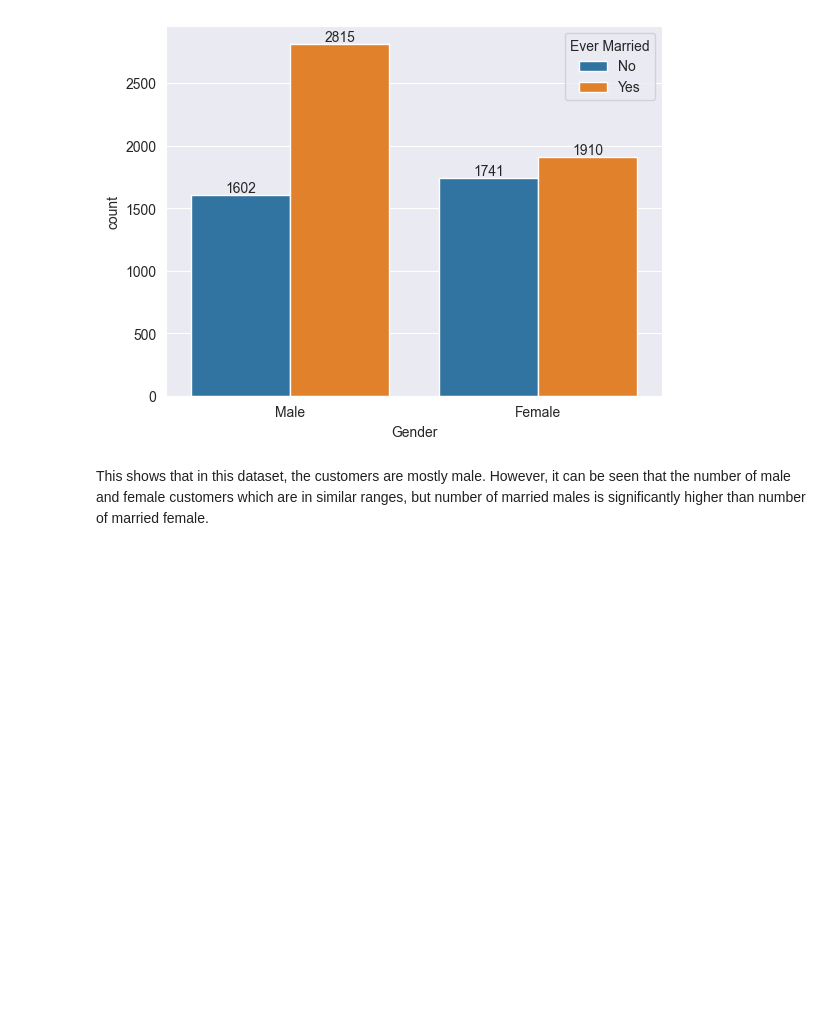
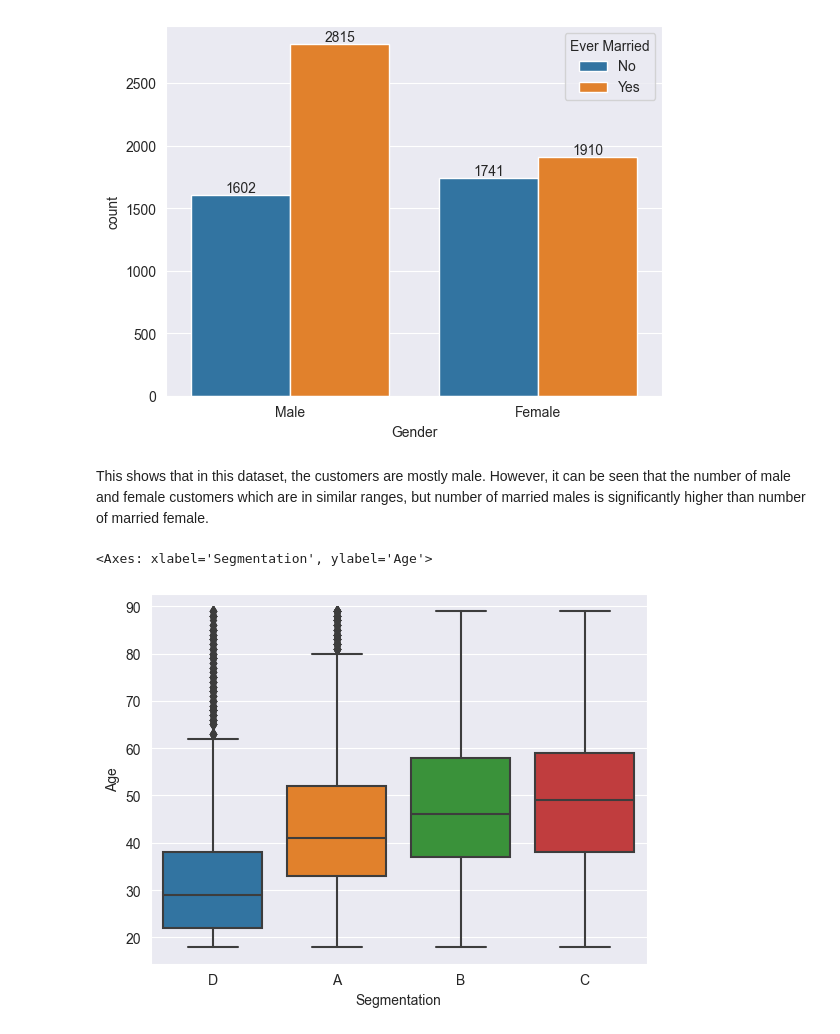
Before and after one commit to niranjanblank/CustomerSegmentation, a Jupyter notebook: eda.ipynb, the cells around one changed output. Drawn from its saved outputs; the diff is of its cells as text; code cells hidden in the pictures; blank space fills up the shorter version.

```diff
--- a/eda.ipynb
+++ b/eda.ipynb
@@ -159,3 +167,9 @@ plt.legend(title="Ever Married")
 [figure]
 # %% [markdown]
 This shows that in this dataset, the customers are mostly male. However, it can be seen that the number of male and female customers which are in similar ranges, but number of married males is significantly higher than number of married female.
+# %%
+# does age has effect on segmentation?
+sns.boxplot(data=customer_data, x="Segmentation",y="Age")
+# %% [output]
+<Axes: xlabel='Segmentation', ylabel='Age'>
+[figure, added]
```
Also changed, not shown: parts of 20 cells of this notebook.
